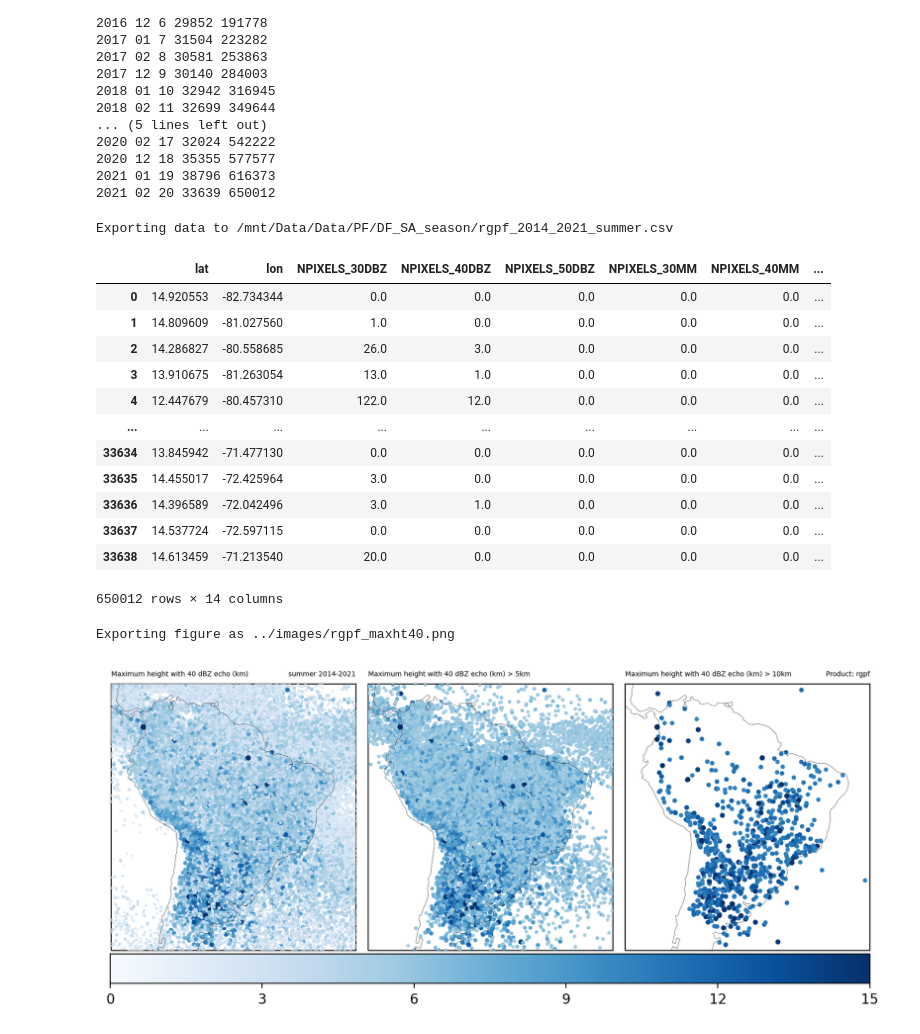
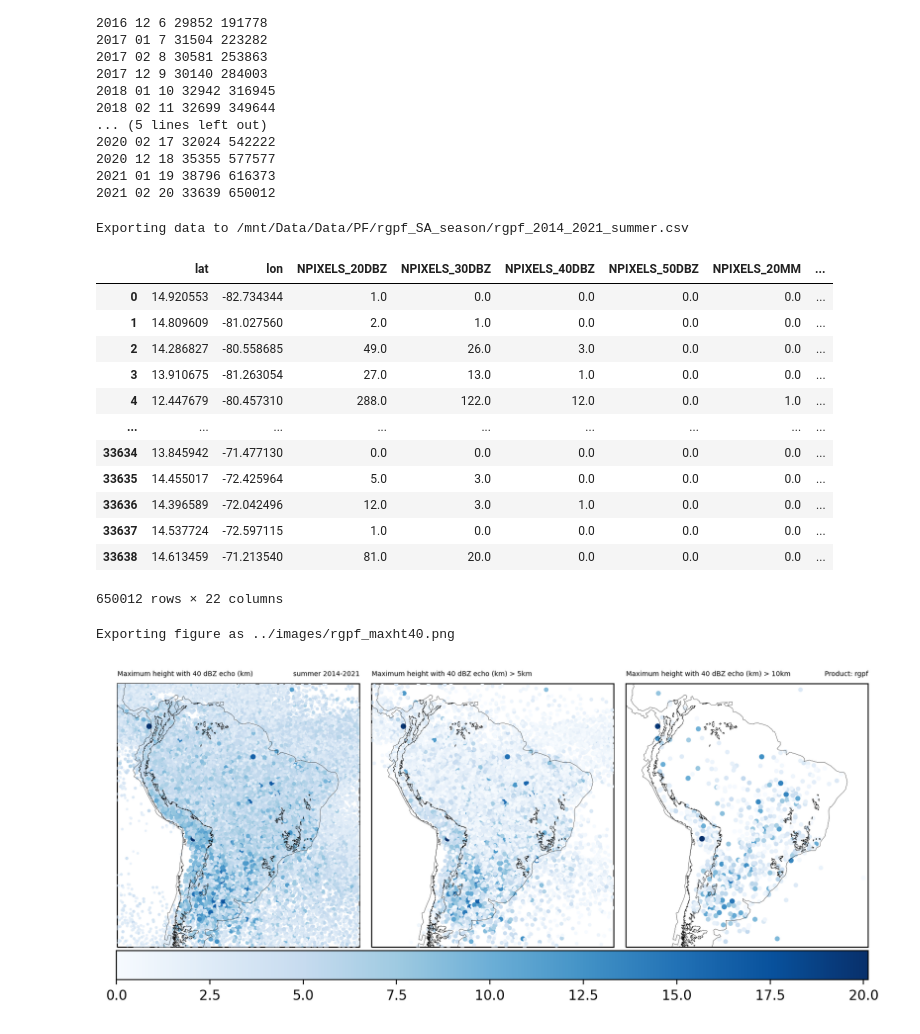
Before and after one commit to mhacarthur/PF_processing, a Jupyter notebook: jupyter/sesonal_accumulated.ipynb, the cells around one changed output. Saved outputs shown, nothing was run; the diff lists cells and outputs as text; code cells hidden in the pictures.

Commit message:
new PF values to export csv and add andes.shp

```diff
--- a/jupyter/sesonal_accumulated.ipynb
+++ b/jupyter/sesonal_accumulated.ipynb
@@ -13,5 +16,7 @@ import cartopy.crs as ccrs
+# %%
+product = 'rgpf'
 # %%
-file_list = glob.glob('/mnt/Data/Data/PF/DF_SA/*.csv')
+file_list = glob.glob('/mnt/Data/Data/PF/'+product+'_SA/*.csv')
 file_list = sorted(file_list)
 len_files = len(file_list)
 print(len_files)
@@ -24,3 +29,5 @@ file_list[0:3]
+# %%
+andes = list(shpreader.Reader('../mapping/andes_1000.shp').geometries())
 # %%
 count = 0
 for nn in range(len_files):
@@ -63,27 +70,27 @@ for nn in range(len_files):
 2021 02 20 33639 650012
 # %%
 # export dataframe to csv
-salida = '/mnt/Data/Data/PF/DF_SA_season/rgpf_2014_2021_summer.csv'
+salida = '/mnt/Data/Data/PF/rgpf_SA_season/rgpf_2014_2021_summer.csv'
 print(f'Exporting data to {salida}')
 data.to_csv(salida,header=True,index=False)
 # %% [output]
-Exporting data to /mnt/Data/Data/PF/DF_SA_season/rgpf_2014_2021_summer.csv
+Exporting data to /mnt/Data/Data/PF/rgpf_SA_season/rgpf_2014_2021_summer.csv
 # %%
 data
 # %% [output]
-|  | lat | lon | NPIXELS_30DBZ | NPIXELS_40DBZ | NPIXELS_50DBZ | NPIXELS_30MM | NPIXELS_40MM | ... |
-| 0 | 14.920553 | -82.734344 | 0.0 | 0.0 | 0.0 | 0.0 | 0.0 | ... |
-| 1 | 14.809609 | -81.027560 | 1.0 | 0.0 | 0.0 | 0.0 | 0.0 | ... |
-| 2 | 14.286827 | -80.558685 | 26.0 | 3.0 | 0.0 | 0.0 | 0.0 | ... |
-| 3 | 13.910675 | -81.263054 | 13.0 | 1.0 | 0.0 | 0.0 | 0.0 | ... |
-| 4 | 12.447679 | -80.457310 | 122.0 | 12.0 | 0.0 | 0.0 | 0.0 | ... |
+|  | lat | lon | NPIXELS_20DBZ | NPIXELS_30DBZ | NPIXELS_40DBZ | NPIXELS_50DBZ | NPIXELS_20MM | ... |
+| 0 | 14.920553 | -82.734344 | 1.0 | 0.0 | 0.0 | 0.0 | 0.0 | ... |
+| 1 | 14.809609 | -81.027560 | 2.0 | 1.0 | 0.0 | 0.0 | 0.0 | ... |
+| 2 | 14.286827 | -80.558685 | 49.0 | 26.0 | 3.0 | 0.0 | 0.0 | ... |
+| 3 | 13.910675 | -81.263054 | 27.0 | 13.0 | 1.0 | 0.0 | 0.0 | ... |
+| 4 | 12.447679 | -80.457310 | 288.0 | 122.0 | 12.0 | 0.0 | 1.0 | ... |
 | ... | ... | ... | ... | ... | ... | ... | ... | ... |
 | 33634 | 13.845942 | -71.477130 | 0.0 | 0.0 | 0.0 | 0.0 | 0.0 | ... |
-| 33635 | 14.455017 | -72.425964 | 3.0 | 0.0 | 0.0 | 0.0 | 0.0 | ... |
-| 33636 | 14.396589 | -72.042496 | 3.0 | 1.0 | 0.0 | 0.0 | 0.0 | ... |
-| 33637 | 14.537724 | -72.597115 | 0.0 | 0.0 | 0.0 | 0.0 | 0.0 | ... |
-| 33638 | 14.613459 | -71.213540 | 20.0 | 0.0 | 0.0 | 0.0 | 0.0 | ... |
+| 33635 | 14.455017 | -72.425964 | 5.0 | 3.0 | 0.0 | 0.0 | 0.0 | ... |
+| 33636 | 14.396589 | -72.042496 | 12.0 | 3.0 | 1.0 | 0.0 | 0.0 | ... |
+| 33637 | 14.537724 | -72.597115 | 1.0 | 0.0 | 0.0 | 0.0 | 0.0 | ... |
+| 33638 | 14.613459 | -71.213540 | 81.0 | 20.0 | 0.0 | 0.0 | 0.0 | ... |
-650012 rows × 14 columns
+650012 rows × 22 columns
 # %%
 product = 'rgpf'
 # %%
@@ -97,38 +104,41 @@ cmap = plt.cm.Blues
 ticks = np.arange(0,18,3)
 
 fig = plt.figure(figsize=(10,6),dpi=200)
 gs = gridspec.GridSpec(1,3)
 
 ax1 = plt.subplot(gs[0, 0], projection = proj)
 ax1.coastlines(linestyle='-',linewidth=0.2,color='black',zorder=4)
+ax1.add_geometries(andes,proj,edgecolor='k',facecolor='None',linestyle='-',linewidth=0.2,zorder=5)
 ax1.set_extent([-85,-30,-45,15],crs=proj)
-a1 = ax1.scatter(data['lon'],data['lat'],c=data['MAXHT40'],cmap=cmap,s=data['MAXHT40']/2,zorder=3,vmin=0, vmax=15)
+a1 = ax1.scatter(data['lon'],data['lat'],c=data['MAXHT40'],cmap=cmap,s=data['MAXHT40']/2,zorder=3)
 ax1.set_title('Maximum height with 40 dBZ echo (km)',fontsize=5,loc='left')
 ax1.set_title('summer 2014-2021',fontsize=5,loc='right')
 
 ax1 = plt.subplot(gs[0, 1], projection = proj)
 ax1.coastlines(linestyle='-',linewidth=0.2,color='black',zorder=4)
+ax1.add_geometries(andes,proj,edgecolor='k',facecolor='None',linestyle='-',linewidth=0.2,zorder=5)
 ax1.set_extent([-85,-30,-45,15],crs=proj)
-a1 = ax1.scatter(data['lon'][data['MAXHT40']>alt_ref],data['lat'][data['MAXHT40']>alt_ref],c=data['MAXHT40'][data['MAXHT40']>alt_ref],
-                cmap=cmap,s=data['MAXHT40'][data['MAXHT40']>alt_ref]/2,zorder=3,vmin=0, vmax=15)
+ax1.scatter(data['lon'][data['MAXHT40']>alt_ref],data['lat'][data['MAXHT40']>alt_ref],c=data['MAXHT40'][data['MAXHT40']>alt_ref],
+                cmap=cmap,s=data['MAXHT40'][data['MAXHT40']>alt_ref]/2,zorder=3)
 ax1.set_title('Maximum height with 40 dBZ echo (km) > '+str(alt_ref)+'km',fontsize=5,loc='left')
 
 ax1 = plt.subplot(gs[0, 2], projection = proj)
 ax1.coastlines(linestyle='-',linewidth=0.2,color='black',zorder=4)
+ax1.add_geometries(andes,proj,edgecolor='k',facecolor='None',linestyle='-',linewidth=0.2,zorder=5)
 ax1.set_extent([-85,-30,-45,15],crs=proj)
-a1 = ax1.scatter(data['lon'][data['MAXHT40']>alt_ref2],data['lat'][data['MAXHT40']>alt_ref2],c=data['MAXHT40'][data['MAXHT40']>alt_ref2],
-                cmap=cmap,s=data['MAXHT40'][data['MAXHT40']>alt_ref2]/2,zorder=3,vmin=0, vmax=15)
+ax1.scatter(data['lon'][data['MAXHT40']>alt_ref2],data['lat'][data['MAXHT40']>alt_ref2],c=data['MAXHT40'][data['MAXHT40']>alt_ref2],
+                cmap=cmap,s=data['MAXHT40'][data['MAXHT40']>alt_ref2]/2,zorder=3)
 ax1.set_title('Maximum height with 40 dBZ echo (km) > '+str(alt_ref2)+'km',fontsize=5,loc='left')
 ax1.set_title('Product: '+product,fontsize=5,loc='right')
 
 plt.subplots_adjust(left=None, bottom=None, right=None, top=None, hspace=0.05, wspace=0.05)
 
 cbaxes = fig.add_axes([0.124, 0.22, 0.776, 0.05])
-fig.colorbar(a1, cax = cbaxes,ticks=ticks,orientation="horizontal")
+fig.colorbar(a1, cax = cbaxes,ticks=None,orientation="horizontal")
 
 salida = '../images/'+product+'_maxht40.png'
 print(f'Exporting figure as {salida}')
-plt.savefig(salida,facecolor='white',bbox_inches ='tight',pad_inches = 0.1)
+# plt.savefig(salida,facecolor='white',bbox_inches ='tight',pad_inches = 0.1)
 # %% [output]
 Exporting figure as ../images/rgpf_maxht40.png
-[figure, old version]
+[figure, new version]
```
Also changed, not shown: parts of 4 cells of this notebook, 6 other files.
